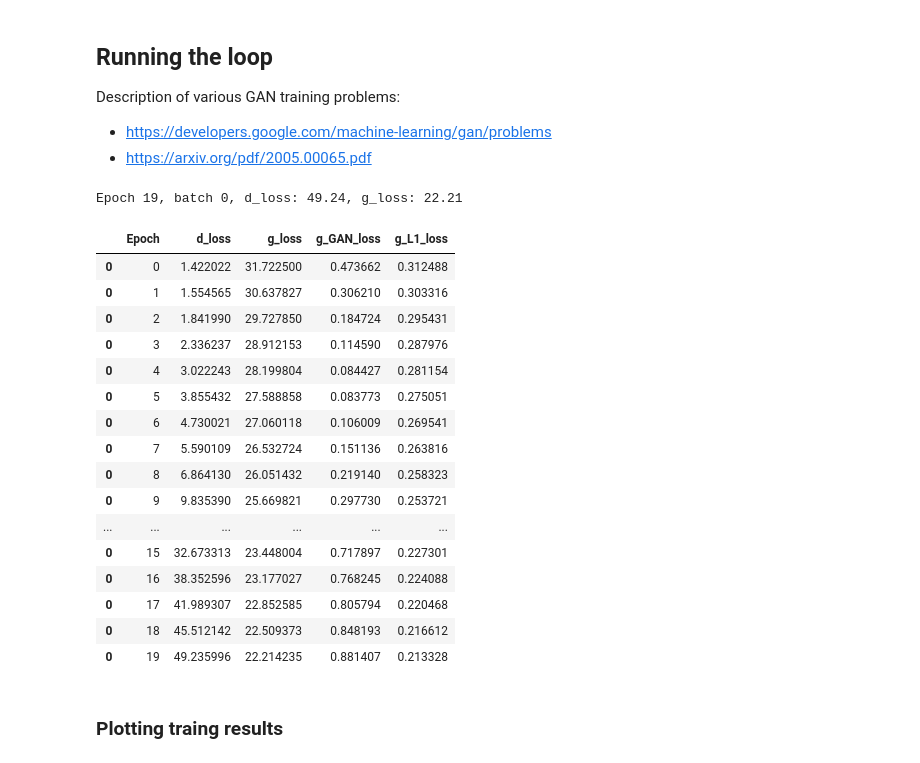
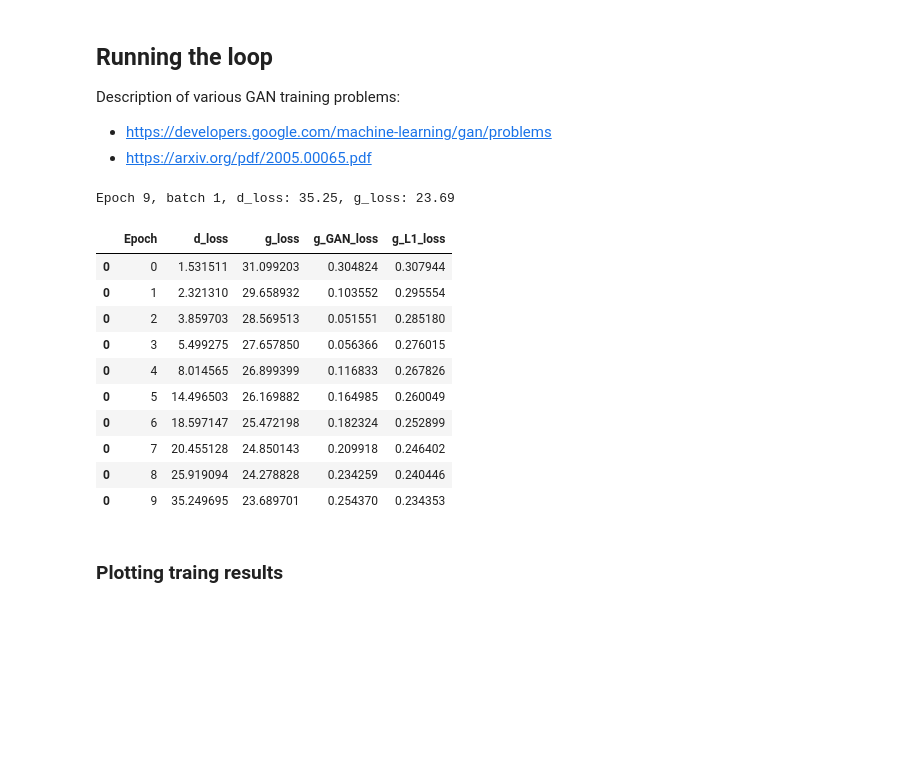
Before and after one commit to HansDahleKvadsheim/Sea-Pix-GAN-Group-6, a Jupyter notebook: sea-pix-GAN.ipynb, the cells around one changed output. Drawn from its saved outputs; the diff is of its cells as text; code cells hidden in the pictures; blank space fills up the shorter version.

```diff
--- a/sea-pix-GAN.ipynb
+++ b/sea-pix-GAN.ipynb
@@ -407,7 +406,7 @@ def train_loop(dataloader, discriminator, generator, d_optimizer, g_optimizer, d
 ## Random noise to test loop
 # %%
 # Generate 2 batches of random images of dimensions (3, 256, 256)
-size = 10
+size = 100
 batch1 = th.rand(size, 3, 256, 256, device=device)
 batch2 = th.rand(size, 3, 256, 256, device=device)
 
@@ -430,52 +429,57 @@ train_set = dataloader
 
 generator = Autoencoder().to(device)
 discriminator = Discriminator().to(device)
+
+rand_image = th.rand(1, 3, 256, 256, device=device)
+rand_noise = th.rand(1, 3, 256, 256, device=device)
+
+output = generator(rand_image, rand_noise)
+
+# Plot the input, image pair on different subplots
+fig, ax = plt.subplots(1, 2)
+ax[0].imshow(rand_image.squeeze().permute(1, 2, 0).detach().cpu().numpy())
+ax[1].imshow(output.squeeze().permute(1, 2, 0).detach().cpu().numpy())
+plt.show()
 
 d_optimizer = optim.Adam(
     discriminator.parameters(),
     lr=hyperparams["learning_rate"],
     betas=hyperparams["adam_betas"],
     maximize=True,
 )
 
 g_optimizer = optim.Adam(
     generator.parameters(),
     lr=hyperparams["learning_rate"],
     betas=hyperparams["adam_betas"],
     maximize=False,
 )
 
 loss_stats = train_loop(
     train_set,
     discriminator,
     generator,
     d_optimizer,
     g_optimizer,
     device,
-    epochs=20,#hyperparams["epochs"],
+    epochs=10,#hyperparams["epochs"],
     l1_lambda=hyperparams["l1_lambda"]
     )
 
 display(loss_stats)
 # %% [output]
-Epoch 19, batch 0, d_loss: 49.24, g_loss: 22.21
+Epoch 9, batch 1, d_loss: 35.25, g_loss: 23.69
 |  | Epoch | d_loss | g_loss | g_GAN_loss | g_L1_loss |
-| 0 | 0 | 1.422022 | 31.722500 | 0.473662 | 0.312488 |
-| 0 | 1 | 1.554565 | 30.637827 | 0.306210 | 0.303316 |
-| 0 | 2 | 1.841990 | 29.727850 | 0.184724 | 0.295431 |
-| 0 | 3 | 2.336237 | 28.912153 | 0.114590 | 0.287976 |
-| 0 | 4 | 3.022243 | 28.199804 | 0.084427 | 0.281154 |
-| 0 | 5 | 3.855432 | 27.588858 | 0.083773 | 0.275051 |
-| 0 | 6 | 4.730021 | 27.060118 | 0.106009 | 0.269541 |
-| 0 | 7 | 5.590109 | 26.532724 | 0.151136 | 0.263816 |
-| 0 | 8 | 6.864130 | 26.051432 | 0.219140 | 0.258323 |
-| 0 | 9 | 9.835390 | 25.669821 | 0.297730 | 0.253721 |
-| ... | ... | ... | ... | ... | ... |
-| 0 | 15 | 32.673313 | 23.448004 | 0.717897 | 0.227301 |
-| 0 | 16 | 38.352596 | 23.177027 | 0.768245 | 0.224088 |
-| 0 | 17 | 41.989307 | 22.852585 | 0.805794 | 0.220468 |
-| 0 | 18 | 45.512142 | 22.509373 | 0.848193 | 0.216612 |
-| 0 | 19 | 49.235996 | 22.214235 | 0.881407 | 0.213328 |
+| 0 | 0 | 1.531511 | 31.099203 | 0.304824 | 0.307944 |
+| 0 | 1 | 2.321310 | 29.658932 | 0.103552 | 0.295554 |
+| 0 | 2 | 3.859703 | 28.569513 | 0.051551 | 0.285180 |
+| 0 | 3 | 5.499275 | 27.657850 | 0.056366 | 0.276015 |
+| 0 | 4 | 8.014565 | 26.899399 | 0.116833 | 0.267826 |
+| 0 | 5 | 14.496503 | 26.169882 | 0.164985 | 0.260049 |
+| 0 | 6 | 18.597147 | 25.472198 | 0.182324 | 0.252899 |
+| 0 | 7 | 20.455128 | 24.850143 | 0.209918 | 0.246402 |
+| 0 | 8 | 25.919094 | 24.278828 | 0.234259 | 0.240446 |
+| 0 | 9 | 35.249695 | 23.689701 | 0.254370 | 0.234353 |
 # %% [markdown]
 ### Plotting traing results
 # %%
```
Also changed, not shown: parts of 4 cells of this notebook, 5 other files.
